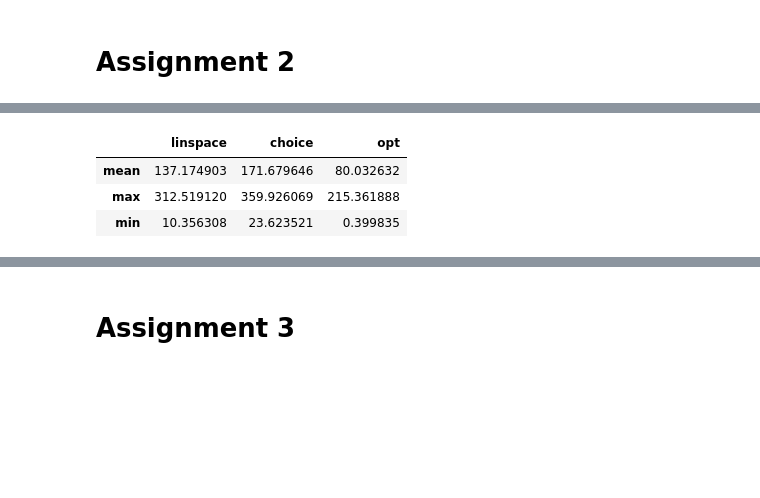
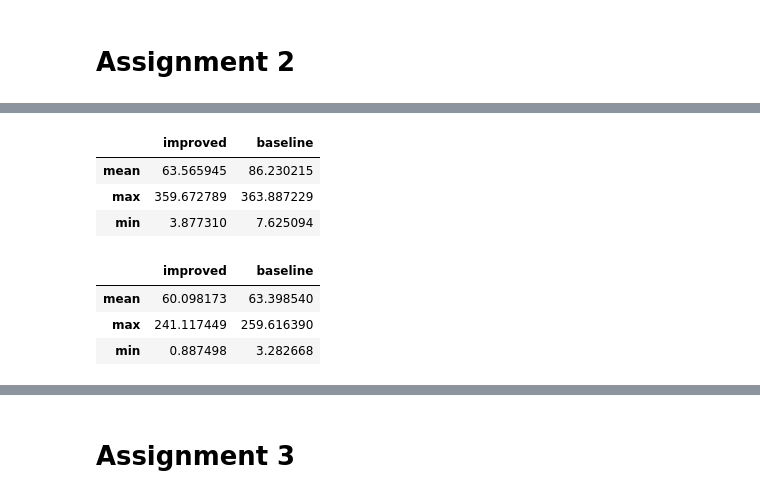
Before and after one commit to AdrianUrbanski/ADM, a Jupyter notebook: lista2.ipynb, the cells around one changed output, grey strips where cells are left out. Saved outputs shown, nothing was run; the diff lists cells and outputs as text; code cells hidden in the pictures; blank space fills up the shorter version.

```diff
--- a/lista2.ipynb
+++ b/lista2.ipynb
@@ -259,10 +296,6 @@ calculate_distance(s, t, matches)
 # %%
 s = generate_time_series(len=1000)
-t = generate_time_series(len=1000)
-plt.plot(s)
-plt.plot(t)
-%time matches = dynamic_time_warping_improved(s, t, rand='linspace')
-print(calculate_distance(s, t, matches))
-%time matches_opt = dynamic_time_warping(s, t)
-print(calculate_distance(s, t, matches_opt))
+t = s.copy()
+%time dynamic_time_warping_improved(s, t)
+%time dynamic_time_warping(s, t)
 # %% [output]
@@ -278,23 +315,22 @@ results = []
 for it in range(100):
     s = generate_time_series(len=300)
     t = generate_time_series(len=300)
-    matches_linspace = dynamic_time_warping_improved(s, t, gamma=4, rand='linspace')
-    dist_linspace = calculate_distance(s, t, matches_linspace)
-    matches_choice = dynamic_time_warping_improved(s, t, gamma=4, rand='choice')
-    dist_choice = calculate_distance(s, t, matches_choice)
+    matches_improved = dynamic_time_warping_improved(s, t, gamma=4, rand='linspace')
+    dist_improved = calculate_distance(s, t, matches_improved)
+    matches_baseline = dynamic_time_warping_improved(s, t, gamma=4, rand='choice')
+    dist_baseline = calculate_distance(s, t, matches_baseline)
     matches_opt = dynamic_time_warping(s, t)
     dist_opt = calculate_distance(s, t, matches_opt)
     results.append({
         'iter': it,
-        'linspace': dist_linspace,
-        'choice': dist_choice,
-        'opt': dist_opt,
+        'improved': dist_improved - dist_opt,
+        'baseline': dist_baseline - dist_opt,
     })
 # %%
 results_df = pd.DataFrame(results)
-results_df[['linspace', 'choice', 'opt']].agg(['mean', 'max', 'min'])
+results_df[['improved', 'baseline']].agg(['mean', 'max', 'min'])
 # %% [output]
-|  | linspace | choice | opt |
-| mean | 137.174903 | 171.679646 | 80.032632 |
-| max | 312.519120 | 359.926069 | 215.361888 |
-| min | 10.356308 | 23.623521 | 0.399835 |
+|  | improved | baseline |
+| mean | 63.565945 | 86.230215 |
+| max | 359.672789 | 363.887229 |
+| min | 3.877310 | 7.625094 |
@@ -301,3 +354,11 @@ results_df[['linspace', 'choice', 'opt']].agg(['mean', 'max', 'min'])
+# %%
+results_df = pd.DataFrame(results)
+results_df[['improved', 'baseline']].agg(['mean', 'max', 'min'])
+# %% [output]
+|  | improved | baseline |
+| mean | 60.098173 | 63.398540 |
+| max | 241.117449 | 259.616390 |
+| min | 0.887498 | 3.282668 |
 # %%
 results = []
 for it in range(100):
```
Also changed, not shown: parts of 21 cells of this notebook.
